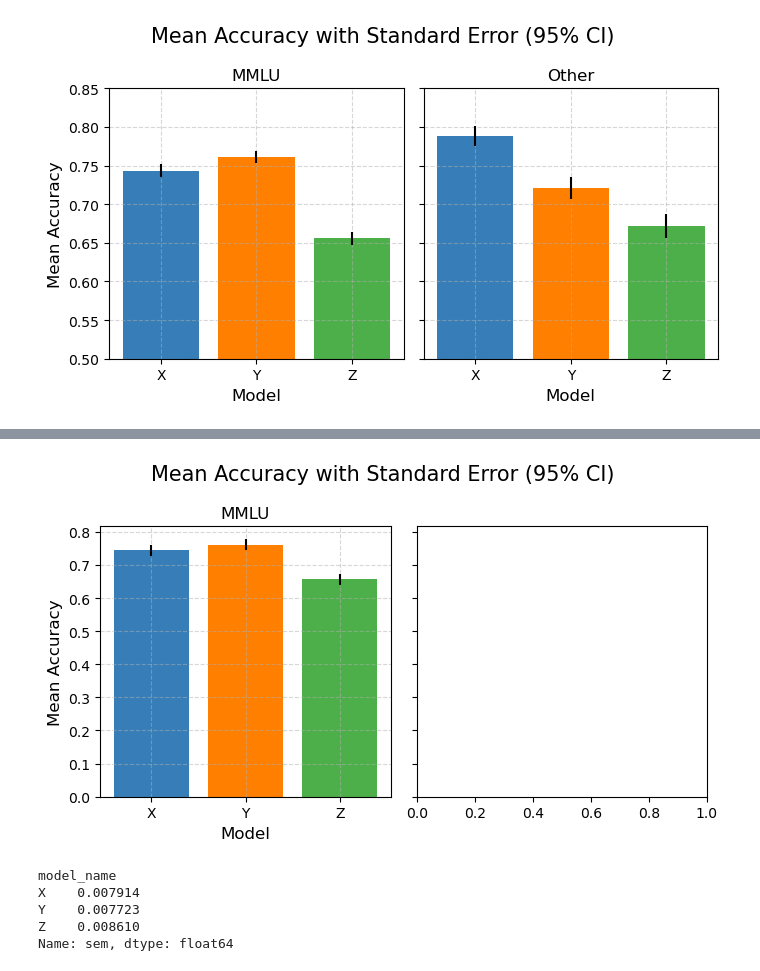
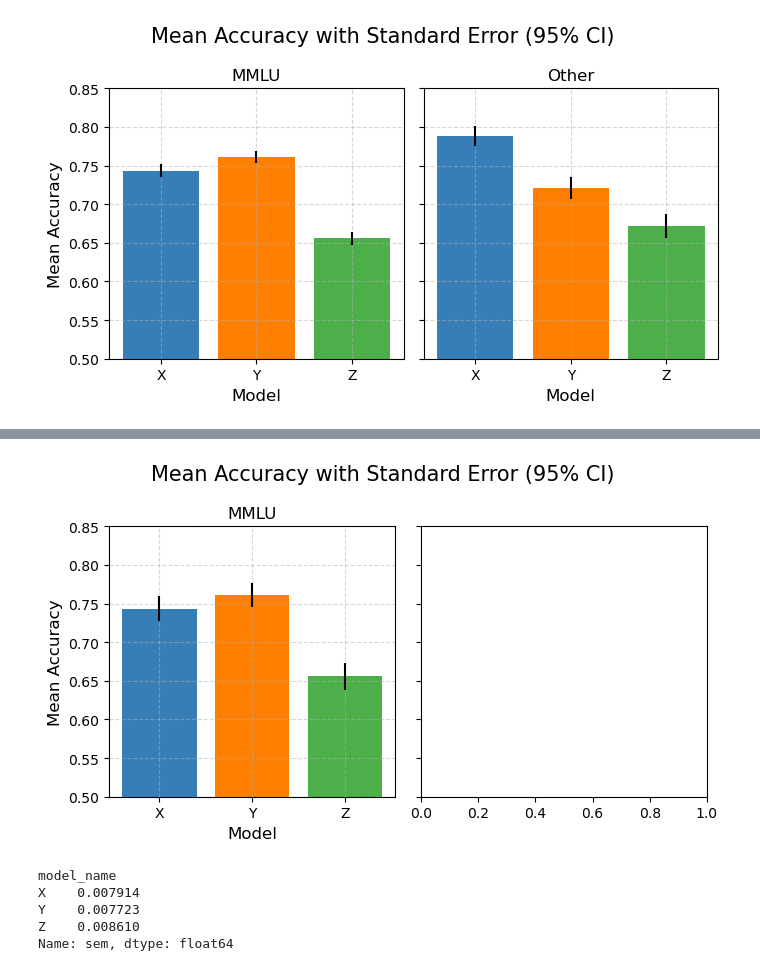
Before and after one commit to Luca-Engel/ADA-H1-Neutrality, a Jupyter notebook: analysis.ipynb, the cells around one changed output, grey strips where cells are left out. Cells and saved outputs as stored; diff of their text form; code cells hidden in the pictures.

```diff
--- a/analysis.ipynb
+++ b/analysis.ipynb
@@ -434,19 +437,19 @@ df_mmlu_by_model_bootstrap
 # %%
 confidence_interval = df_mmlu_by_model_bootstrap['confidence_interval_upper'] - df_mmlu_by_model_bootstrap['confidence_interval_lower']
 
 fig, (ax1, ax2) = plt.subplots(1,2, sharey=True, figsize = (7,4))
 fig.suptitle('Mean Accuracy with Standard Error (95% CI)', fontsize = 15)
 
 ax1.bar(df_mmlu_by_model_bootstrap.index, df_mmlu_by_model_bootstrap['mean'], yerr=confidence_interval, color = ['#377eb8', '#ff7f00', '#4daf4a']) #colorblind friendly
 ax1.set_title('MMLU')
 ax1.set_xlabel('Model', fontsize=12)
 ax1.set_ylabel('Mean Accuracy', fontsize=12)
 ax1.grid(True, linestyle='--', alpha=0.5)
-
+ax1.set_ylim(0.5, 0.85)
 
 plt.tight_layout()
 # %% [output]
-[figure, old version]
+[figure, new version]
 # %%
 errorbars_mmlu
 # %% [output]
```
Also changed, not shown: parts of 11 cells of this notebook.
